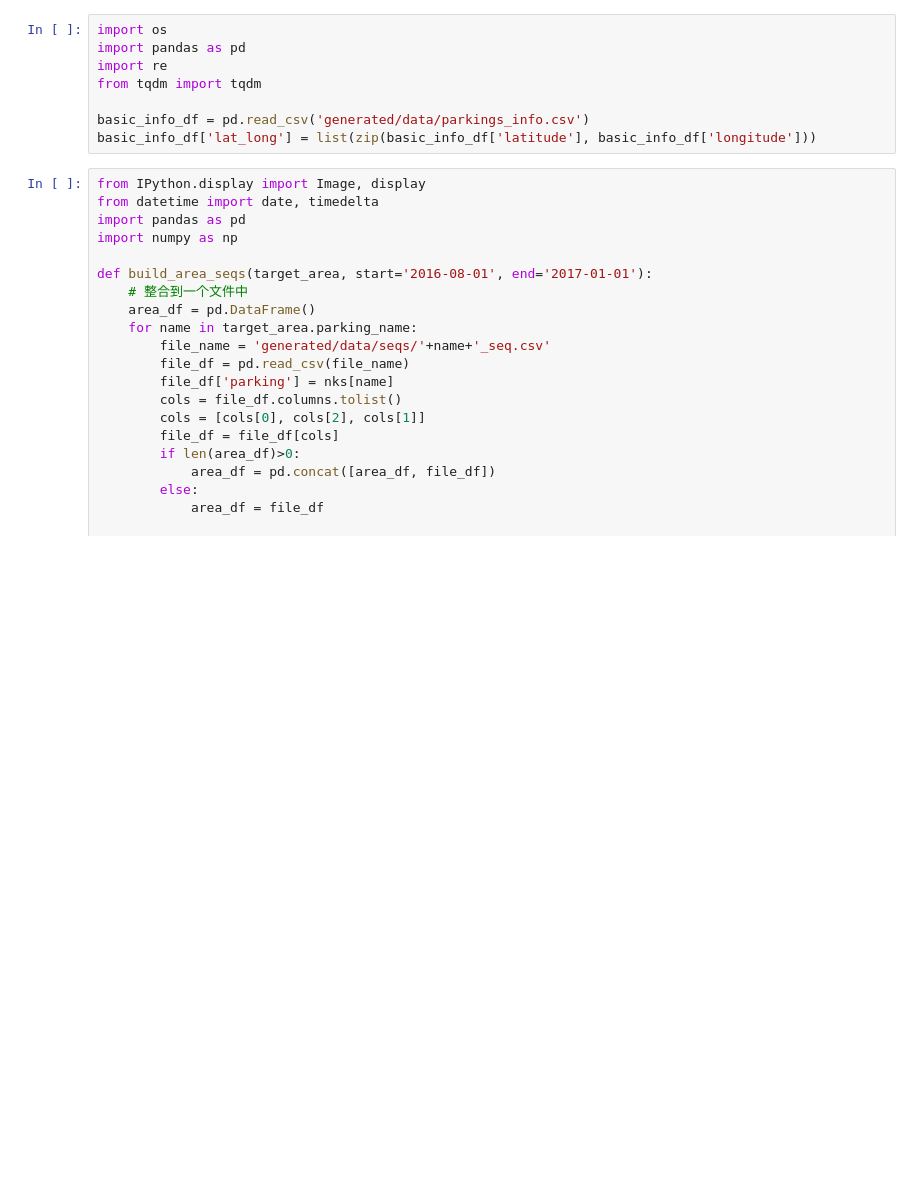
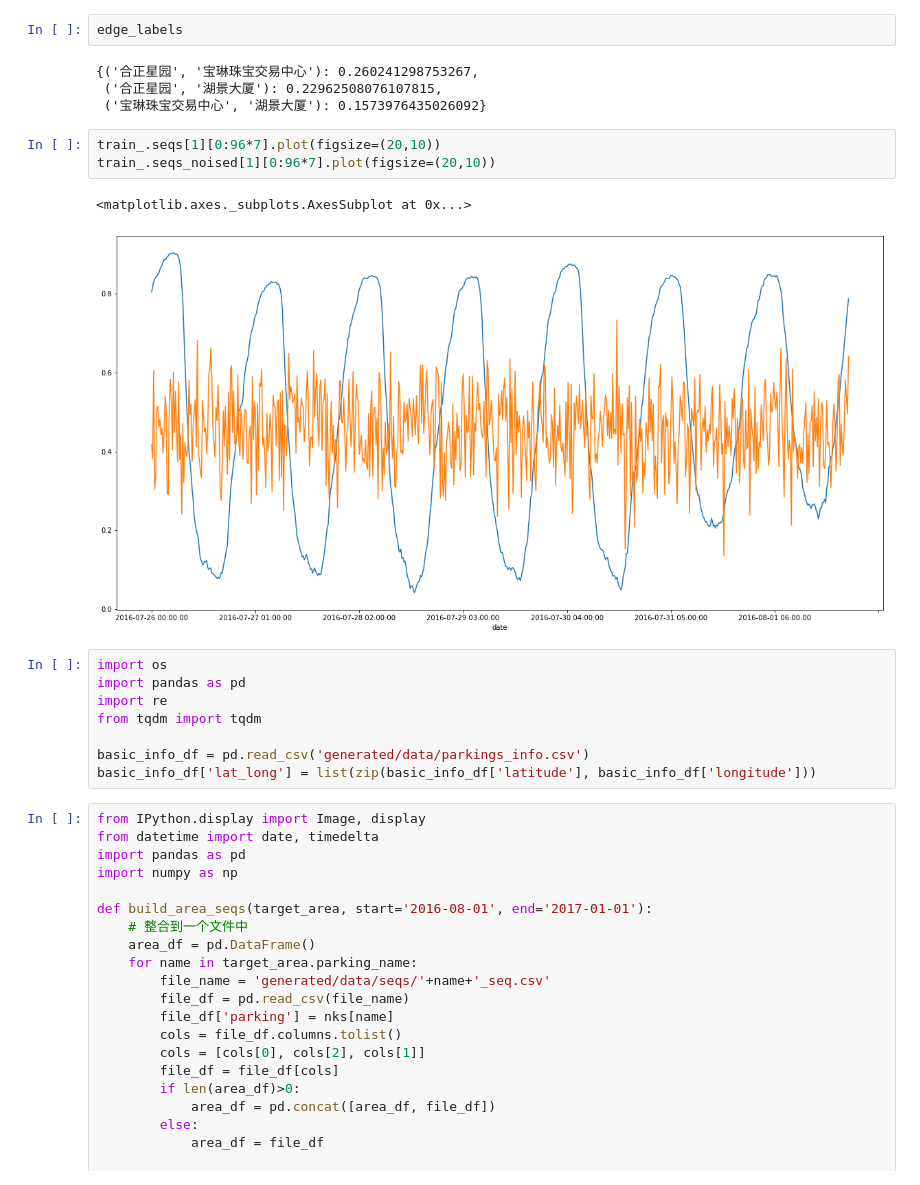
Before and after one commit to vaecole/SIAT-AUTOS-ITS, a Jupyter notebook: GCN-GRU-MC-GAN/demo.ipynb, the cells around one changed output. Saved outputs shown, nothing was run; the diff lists cells and outputs as text; blank space fills up the shorter version.

```diff
--- a/GCN-GRU-MC-GAN/demo.ipynb
+++ b/GCN-GRU-MC-GAN/demo.ipynb
@@ -1,3 +82,15 @@
+# %%
+edge_labels
+# %% [output]
+{('合正星园', '宝琳珠宝交易中心'): 0.260241298753267,
+ ('合正星园', '湖景大厦'): 0.22962508076107815,
+ ('宝琳珠宝交易中心', '湖景大厦'): 0.1573976435026092}
+# %%
+train_.seqs[1][0:96*7].plot(figsize=(20,10))
+train_.seqs_noised[1][0:96*7].plot(figsize=(20,10))
+# %% [output]
+<matplotlib.axes._subplots.AxesSubplot at 0x...>
+[figure, added]
 # %%
 import os
 import pandas as pd
```
Also changed, not shown: parts of 18 cells of this notebook, 8 other files.
